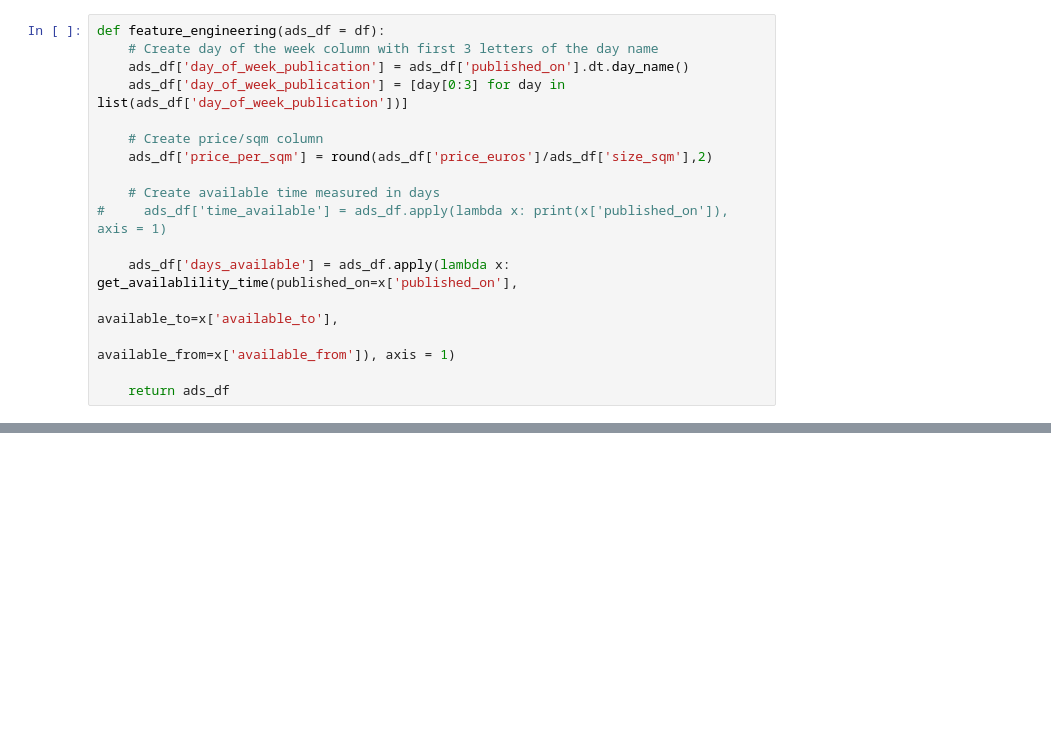
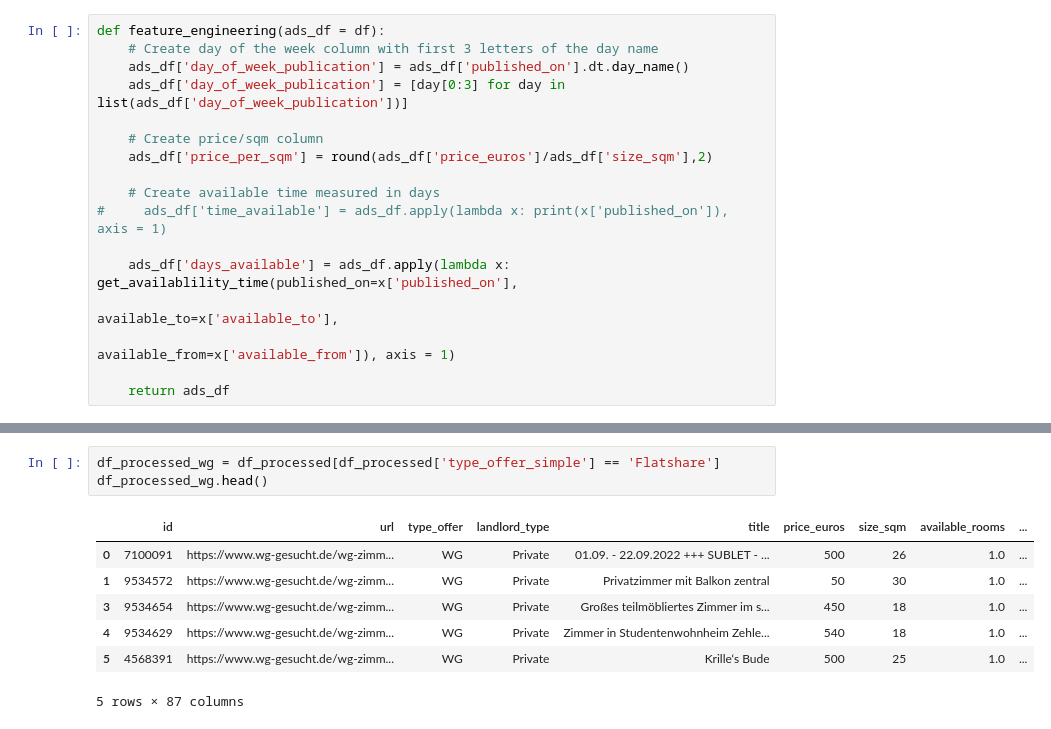
Before and after one commit to chvieira2/housing_crawler, a Jupyter notebook: notebooks/ads_table_cleaning.ipynb, the cells around one changed output, grey strips where cells are left out. Saved outputs shown, nothing was run; the diff lists cells and outputs as text; blank space fills up the shorter version.

```diff
--- a/notebooks/ads_table_cleaning.ipynb
+++ b/notebooks/ads_table_cleaning.ipynb
@@ -263,0 +312,11 @@ Name: wg_possible, dtype: int64
+# %%
+df_processed_wg = df_processed[df_processed['type_offer_simple'] == 'Flatshare']
+df_processed_wg.head()
+# %% [output]
+|  | id | url | type_offer | landlord_type | title | price_euros | size_sqm | available_rooms | ... |
+| 0 | 7100091 | https://www.wg-gesucht.de/wg-zimm... | WG | Private | 01.09. - 22.09.2022 +++ SUBLET - ... | 500 | 26 | 1.0 | ... |
+| 1 | 9534572 | https://www.wg-gesucht.de/wg-zimm... | WG | Private | Privatzimmer mit Balkon zentral | 50 | 30 | 1.0 | ... |
+| 3 | 9534654 | https://www.wg-gesucht.de/wg-zimm... | WG | Private | Großes teilmöbliertes Zimmer im s... | 450 | 18 | 1.0 | ... |
+| 4 | 9534629 | https://www.wg-gesucht.de/wg-zimm... | WG | Private | Zimmer in Studentenwohnheim Zehle... | 540 | 18 | 1.0 | ... |
+| 5 | 4568391 | https://www.wg-gesucht.de/wg-zimm... | WG | Private | Krille‘s Bude | 500 | 25 | 1.0 | ... |
+5 rows × 87 columns
```
Also changed, not shown: parts of 14 cells of this notebook, 3 other files.
